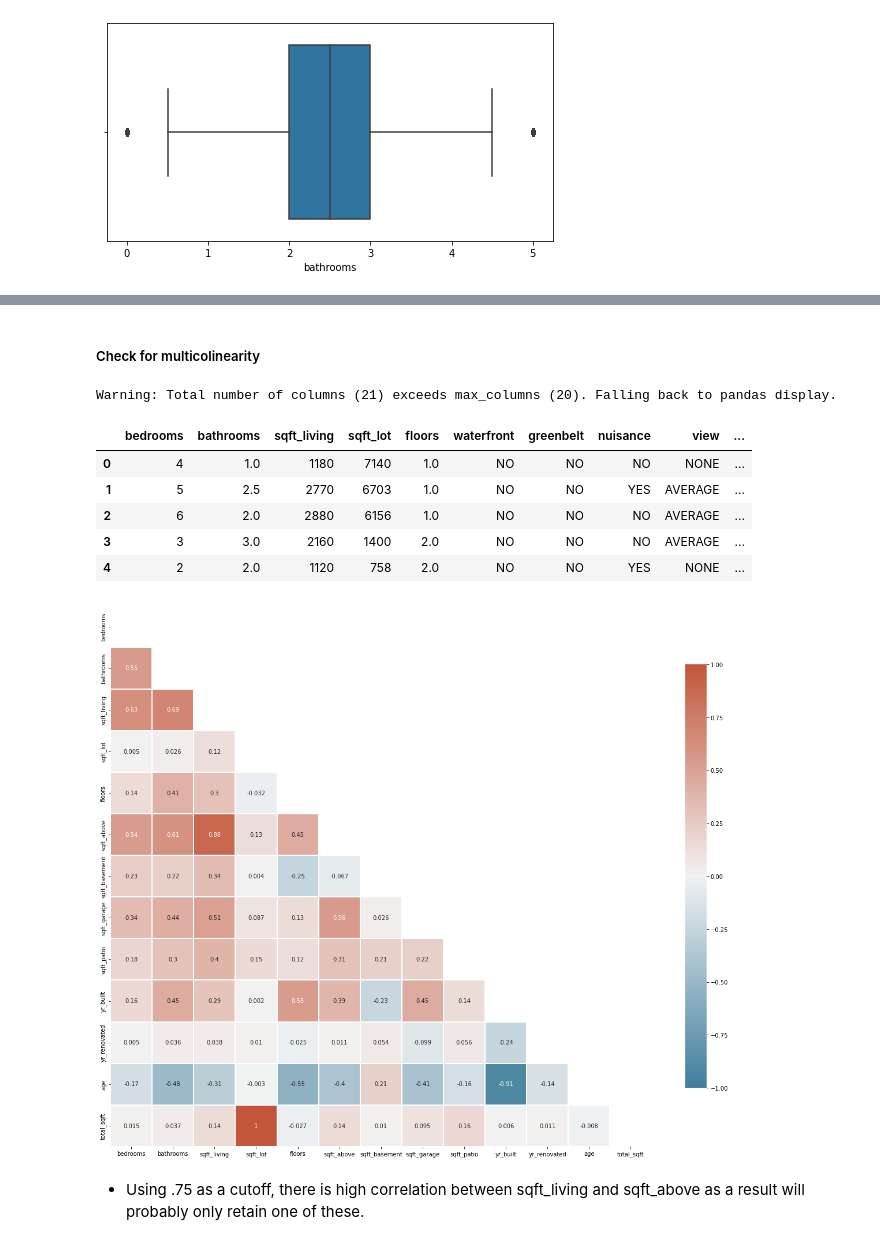
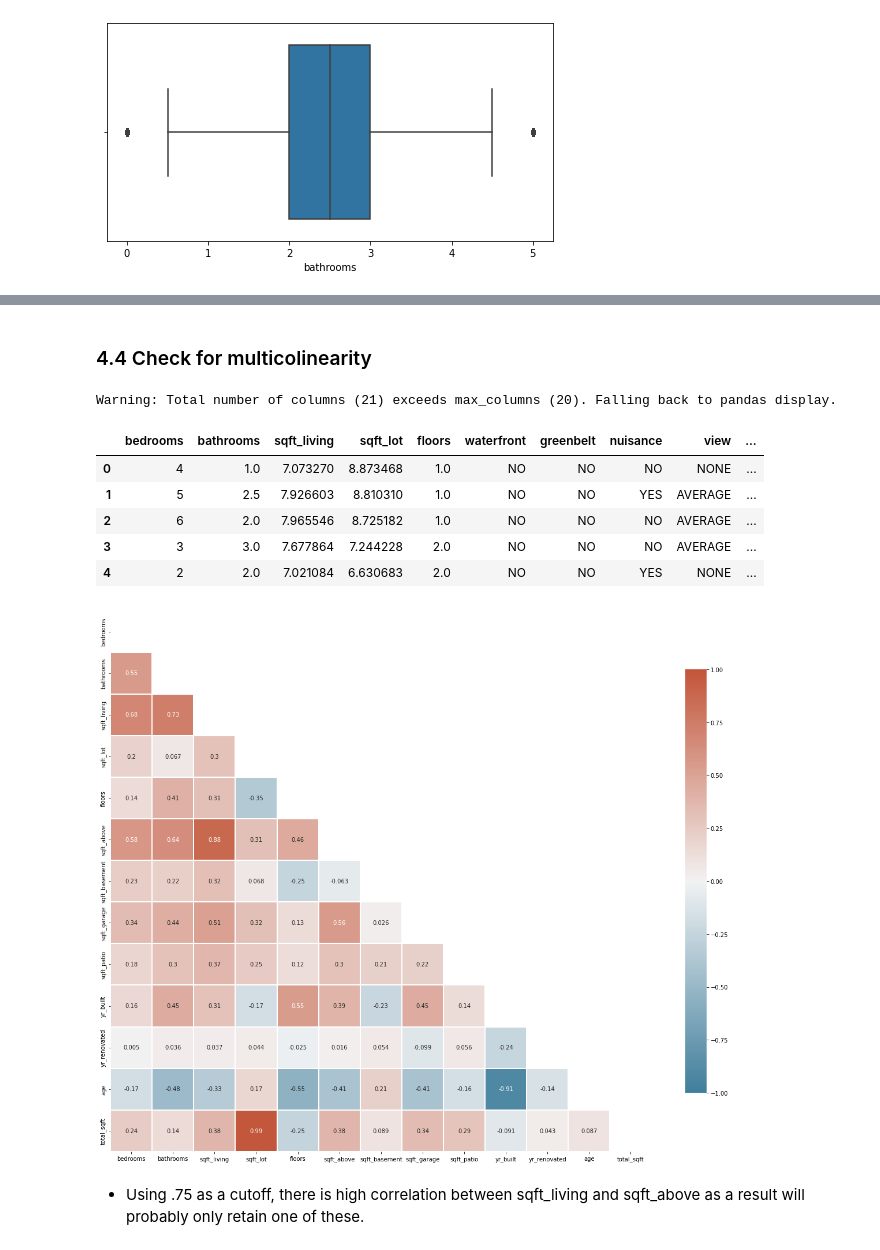
Before and after one commit to olexy/da_ds_ml, a Jupyter notebook: Capstone_Regression_Project.ipynb, the cells around one changed output, grey strips where cells are left out. Cells and saved outputs as stored; diff of their text form; code cells hidden in the pictures.

```diff
--- a/Capstone_Regression_Project.ipynb
+++ b/Capstone_Regression_Project.ipynb
@@ -643,0 +647,11 @@ plt.savefig('/content/drive/MyDrive/Colab Notebooks/images/bathroom_outlier_2.pn
+# %%
+#Save partially clean copy of the dataframe to file
+data.to_csv('KingsCounty_Clean.csv')
+#Create new dataframe for transformations
+data_trans = data.copy()
+# %%
+#Not including long, since it has negative values.
+trans_log = ['price','sqft_living','sqft_lot','sqft_above','total_sqft']
+for col in trans_log:
+    data_trans[col]=np.log(data[col])
+plot_histkde(data_trans, trans_log)
@@ -644,17 +664,17 @@ plt.savefig('/content/drive/MyDrive/Colab Notebooks/images/bathroom_outlier_2.pn
 # %% [markdown]
-##### Check for multicolinearity
+### 4.4 Check for multicolinearity
 # %%
 # generate copy of data without target variable (price), date, address and lat/lon to perform multicolinearity check
-data_pred = data.drop(['date', 'price', 'address', 'lat', 'long'], axis=1)
+data_pred = data_trans.drop(['date', 'price', 'address', 'lat', 'long'], axis=1)
 data_pred.head()
 # %% [output]
 Warning: Total number of columns (21) exceeds max_columns (20). Falling back to pandas display.
 |  | bedrooms | bathrooms | sqft_living | sqft_lot | floors | waterfront | greenbelt | nuisance | view | ... |
-| 0 | 4 | 1.0 | 1180 | 7140 | 1.0 | NO | NO | NO | NONE | ... |
-| 1 | 5 | 2.5 | 2770 | 6703 | 1.0 | NO | NO | YES | AVERAGE | ... |
-| 2 | 6 | 2.0 | 2880 | 6156 | 1.0 | NO | NO | NO | AVERAGE | ... |
-| 3 | 3 | 3.0 | 2160 | 1400 | 2.0 | NO | NO | NO | AVERAGE | ... |
-| 4 | 2 | 2.0 | 1120 | 758 | 2.0 | NO | NO | YES | NONE | ... |
+| 0 | 4 | 1.0 | 7.073270 | 8.873468 | 1.0 | NO | NO | NO | NONE | ... |
+| 1 | 5 | 2.5 | 7.926603 | 8.810310 | 1.0 | NO | NO | YES | AVERAGE | ... |
+| 2 | 6 | 2.0 | 7.965546 | 8.725182 | 1.0 | NO | NO | NO | AVERAGE | ... |
+| 3 | 3 | 3.0 | 7.677864 | 7.244228 | 2.0 | NO | NO | NO | AVERAGE | ... |
+| 4 | 2 | 2.0 | 7.021084 | 6.630683 | 2.0 | NO | NO | YES | NONE | ... |
 # %%
 # check for multicolinearity with seaborn heatmap
 # compute the correlation matrix
@@ -673,7 +693,7 @@ cmap = sns.diverging_palette(230, 20, as_cmap=True)
 ax = sns.heatmap(corr, mask=mask, cmap=cmap, vmax=1, vmin=-1, center=0, square=True, linewidths=1, cbar_kws={"shrink": .75}, annot=True)
 plt.savefig('/content/drive/MyDrive/Colab Notebooks/images/multicolin_heatmap.png')
 # %% [output]
-[figure, old version]
+[figure, new version]
 # %% [markdown]
 - Using .75 as a cutoff, there is high correlation between sqft_living and sqft_above as a result will probably only retain one of these.
 # %% [markdown]
```
Also changed, not shown: parts of 43 cells of this notebook.
